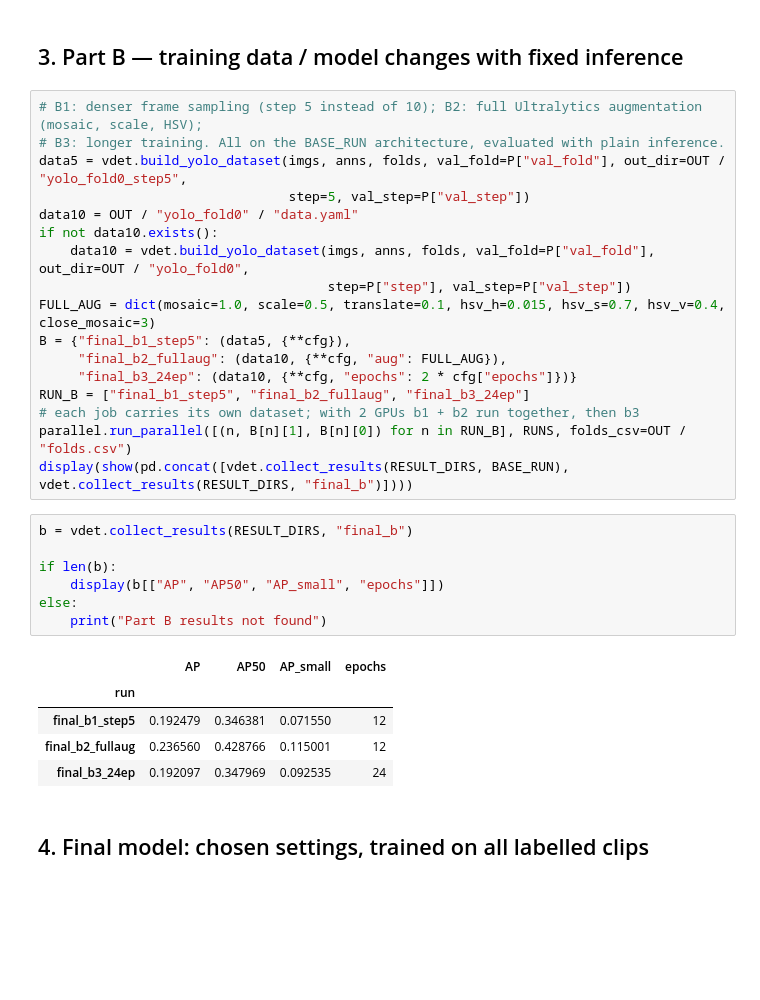
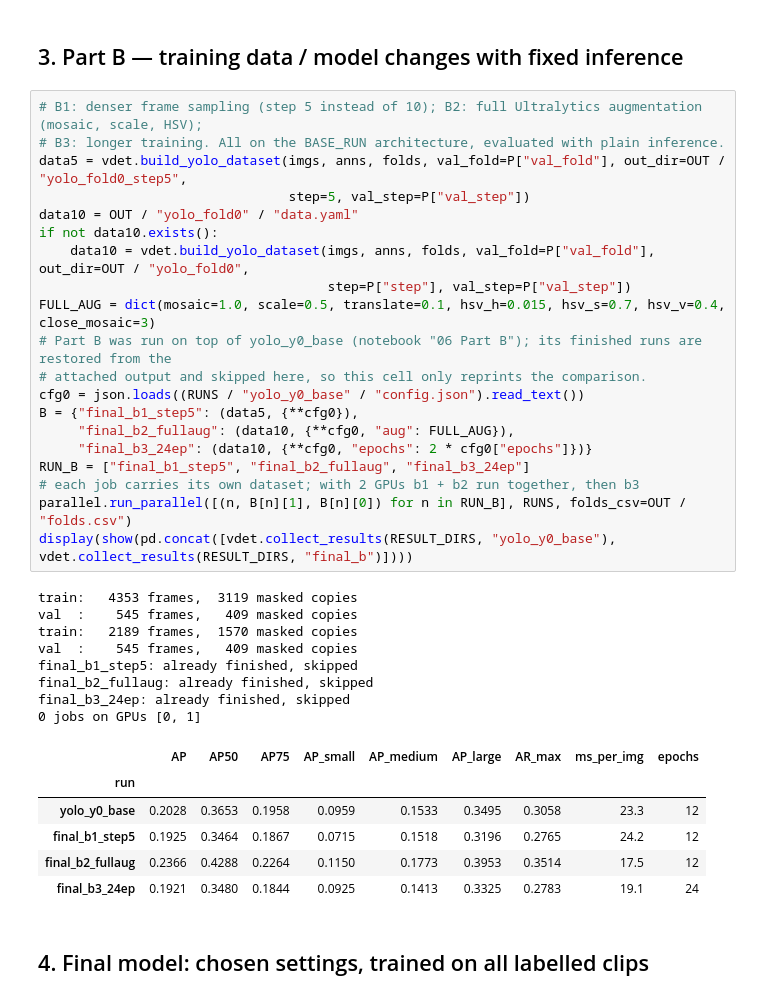
Before and after one commit to dd8ria/ai-hw2, a Jupyter notebook: notebooks/06_final_pipeline.ipynb, the cells around one changed output. Cells and saved outputs as stored; diff of their text form; blank space fills up the shorter version.

```diff
--- a/notebooks/06_final_pipeline.ipynb
+++ b/notebooks/06_final_pipeline.ipynb
@@ -207,33 +206,38 @@ display(tabA.style.format("{:.4f}").highlight_max(color="#cde"))
 # %%
 # B1: denser frame sampling (step 5 instead of 10); B2: full Ultralytics augmentation (mosaic, scale, HSV);
 # B3: longer training. All on the BASE_RUN architecture, evaluated with plain inference.
 data5 = vdet.build_yolo_dataset(imgs, anns, folds, val_fold=P["val_fold"], out_dir=OUT / "yolo_fold0_step5",
                                 step=5, val_step=P["val_step"])
 data10 = OUT / "yolo_fold0" / "data.yaml"
 if not data10.exists():
     data10 = vdet.build_yolo_dataset(imgs, anns, folds, val_fold=P["val_fold"], out_dir=OUT / "yolo_fold0",
                                      step=P["step"], val_step=P["val_step"])
 FULL_AUG = dict(mosaic=1.0, scale=0.5, translate=0.1, hsv_h=0.015, hsv_s=0.7, hsv_v=0.4, close_mosaic=3)
-B = {"final_b1_step5": (data5, {**cfg}),
-     "final_b2_fullaug": (data10, {**cfg, "aug": FULL_AUG}),
-     "final_b3_24ep": (data10, {**cfg, "epochs": 2 * cfg["epochs"]})}
+# Part B was run on top of yolo_y0_base (notebook "06 Part B"); its finished runs are restored from the
+# attached output and skipped here, so this cell only reprints the comparison.
+cfg0 = json.loads((RUNS / "yolo_y0_base" / "config.json").read_text())
+B = {"final_b1_step5": (data5, {**cfg0}),
+     "final_b2_fullaug": (data10, {**cfg0, "aug": FULL_AUG}),
+     "final_b3_24ep": (data10, {**cfg0, "epochs": 2 * cfg0["epochs"]})}
 RUN_B = ["final_b1_step5", "final_b2_fullaug", "final_b3_24ep"]
 # each job carries its own dataset; with 2 GPUs b1 + b2 run together, then b3
 parallel.run_parallel([(n, B[n][1], B[n][0]) for n in RUN_B], RUNS, folds_csv=OUT / "folds.csv")
-display(show(pd.concat([vdet.collect_results(RESULT_DIRS, BASE_RUN), vdet.collect_results(RESULT_DIRS, "final_b")])))
+display(show(pd.concat([vdet.collect_results(RESULT_DIRS, "yolo_y0_base"), vdet.collect_results(RESULT_DIRS, "final_b")])))
+# %% [output]
+train:   4353 frames,  3119 masked copies
+val  :    545 frames,   409 masked copies
+train:   2189 frames,  1570 masked copies
+val  :    545 frames,   409 masked copies
+final_b1_step5: already finished, skipped
+final_b2_fullaug: already finished, skipped
+final_b3_24ep: already finished, skipped
+0 jobs on GPUs [0, 1]
+|  | AP | AP50 | AP75 | AP_small | AP_medium | AP_large | AR_max | ms_per_img | epochs |
+| run |  |  |  |  |  |  |  |  |  |
+| yolo_y0_base | 0.2028 | 0.3653 | 0.1958 | 0.0959 | 0.1533 | 0.3495 | 0.3058 | 23.3 | 12 |
+| final_b1_step5 | 0.1925 | 0.3464 | 0.1867 | 0.0715 | 0.1518 | 0.3196 | 0.2765 | 24.2 | 12 |
+| final_b2_fullaug | 0.2366 | 0.4288 | 0.2264 | 0.1150 | 0.1773 | 0.3953 | 0.3514 | 17.5 | 12 |
+| final_b3_24ep | 0.1921 | 0.3480 | 0.1844 | 0.0925 | 0.1413 | 0.3325 | 0.2783 | 19.1 | 24 |
-# %%
-b = vdet.collect_results(RESULT_DIRS, "final_b")
-
-if len(b):
-    display(b[["AP", "AP50", "AP_small", "epochs"]])
-else:
-    print("Part B results not found")
-# %% [output]
-|  | AP | AP50 | AP_small | epochs |
-| run |  |  |  |  |
-| final_b1_step5 | 0.192479 | 0.346381 | 0.071550 | 12 |
-| final_b2_fullaug | 0.236560 | 0.428766 | 0.115001 | 12 |
-| final_b3_24ep | 0.192097 | 0.347969 | 0.092535 | 24 |
 # %% [markdown]
 ## 4. Final model: chosen settings, trained on all labelled clips
 # %%
```
Also changed, not shown: parts of 19 cells of this notebook.
